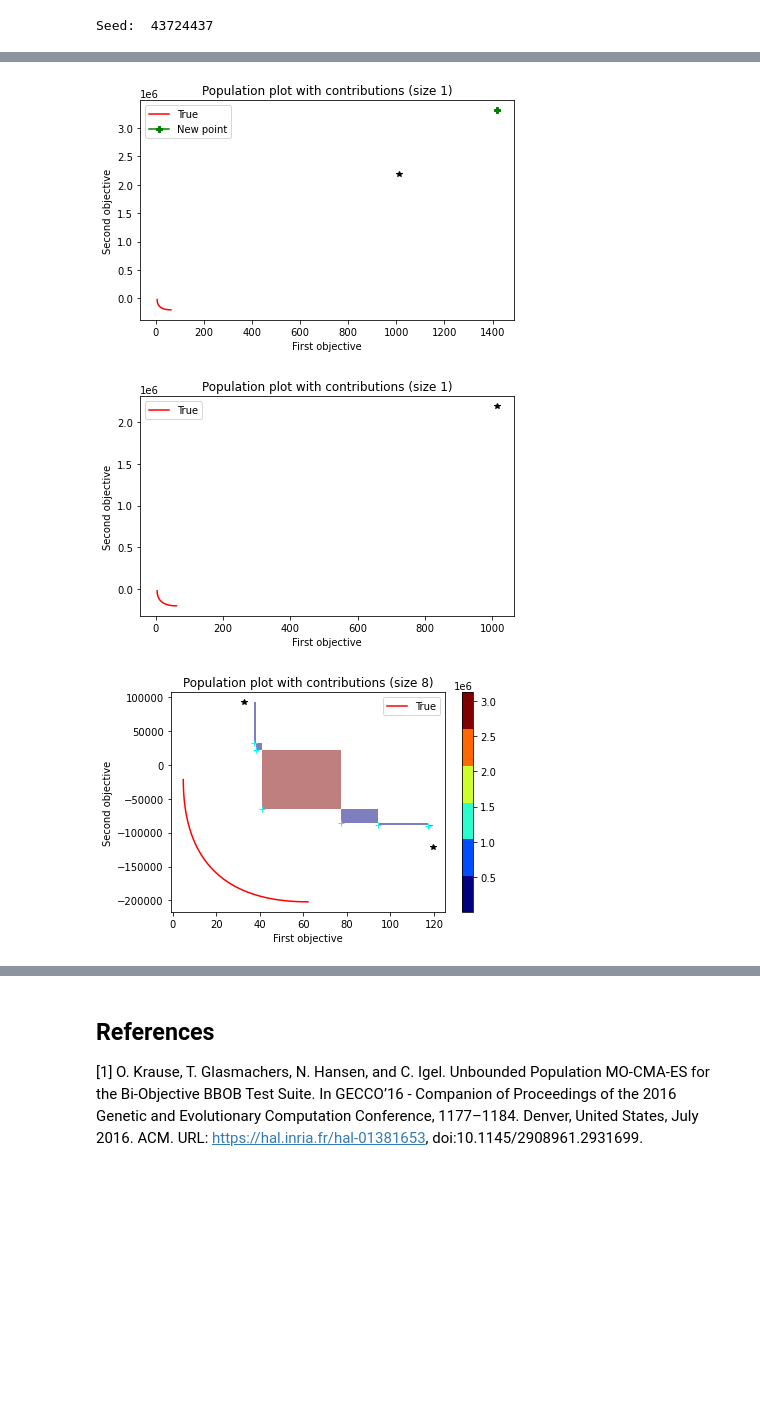
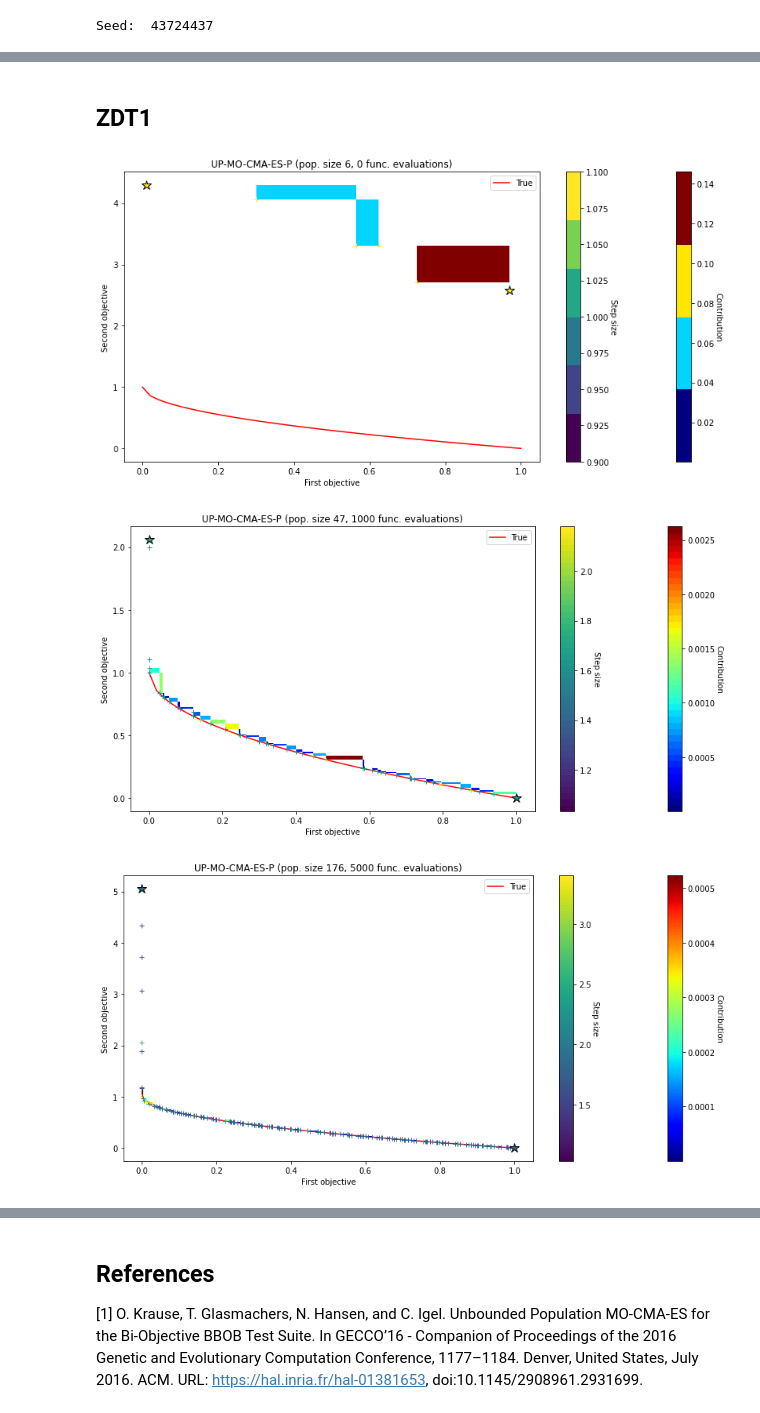
Before and after one commit to pocs-anguilla/anguilla, a Jupyter notebook: notebooks/experiments/upmocma/walkthrough.ipynb, the cells around one changed output, grey strips where cells are left out. Saved outputs shown, nothing was run; the diff lists cells and outputs as text; code cells hidden in the pictures; blank space fills up the shorter version.

Commit message:
Improvements (#28)
* Fix colors
* Fix seed in notebook

```diff
--- a/notebooks/experiments/upmocma/walkthrough.ipynb
+++ b/notebooks/experiments/upmocma/walkthrough.ipynb
@@ -93,23 +93,30 @@ fitness = fn.evaluate_with_constraints(point)
-# %%
-fig = contributions_plot(optimizer._population, fn=fn, new_point=fitness)
-# %% [output]
-[figure, removed]
-# %%
-_ = optimizer.tell(fitness)
-# %%
-fig = contributions_plot(optimizer._population, fn=fn)
-# %% [output]
-[figure, removed]
 # %%
-while not optimizer.stop.triggered:
-    point = optimizer.ask()
-    if fn.has_constraints:
-        fitness, penalized_fitness = fn.evaluate_with_penalty(point)
-        #fitness = fn.evaluate_with_constraints(point)
-        optimizer.tell(penalized_fitness)
-    else:
-        fitness = fn(point)
-        optimizer.tell(fitness)
-fig = contributions_plot(optimizer._population, fn=fn)
+def run_and_plot(fn_cls, seed, plot_at=[]):
+    if not plot_at:
+        plot_at = [0]
+    rng = np.random.default_rng(seed)
+    D = 10
+    fn = fn_cls(D, rng=rng)
+    initial_points = fn.random_points(D)
+    initial_fitness = fn(initial_points)
+    optimizer = UPMOCMA(initial_points, initial_fitness, rng=rng, max_evaluations=max(plot_at))
+    fig = contributions_plot(optimizer, fn=fn)
+    while not optimizer.stop.triggered:
+        point = optimizer.ask()
+        if fn.has_constraints:
+            _, penalized_fitness = fn.evaluate_with_penalty(point)
+            optimizer.tell(penalized_fitness)
+        else:
+            fitness = fn(point)
+            optimizer.tell(fitness)
+        if optimizer.evaluation_count in plot_at:
+            fig = contributions_plot(optimizer, fn=fn)
+    return fig
-# %% [output]
-[figure, removed]
+# %% [markdown]
+## ZDT1
+# %%
+fig = run_and_plot(benchmark.ZDT1, seed, plot_at=[1000, 5000, 10000, 50000])
+# %% [output]
+[figure, added]
+[figure, added]
+[figure, added]
```
Also changed, not shown: parts of 12 cells of this notebook, 2 other files.
